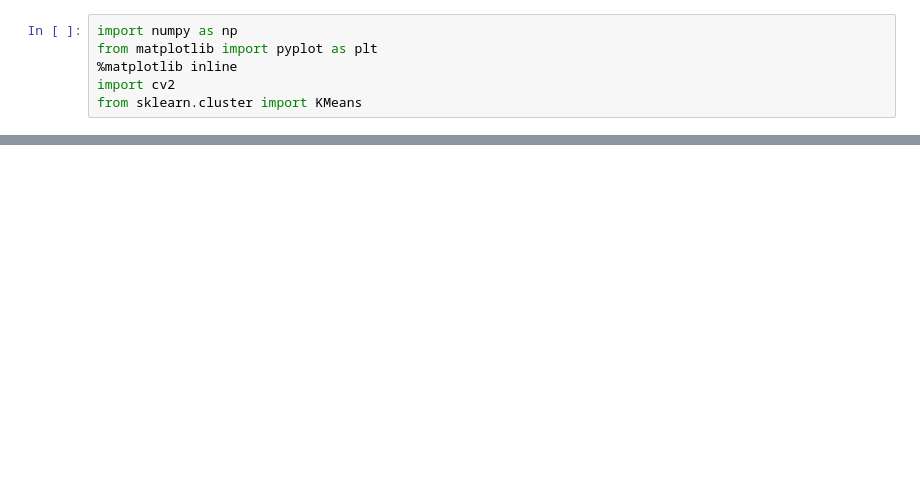
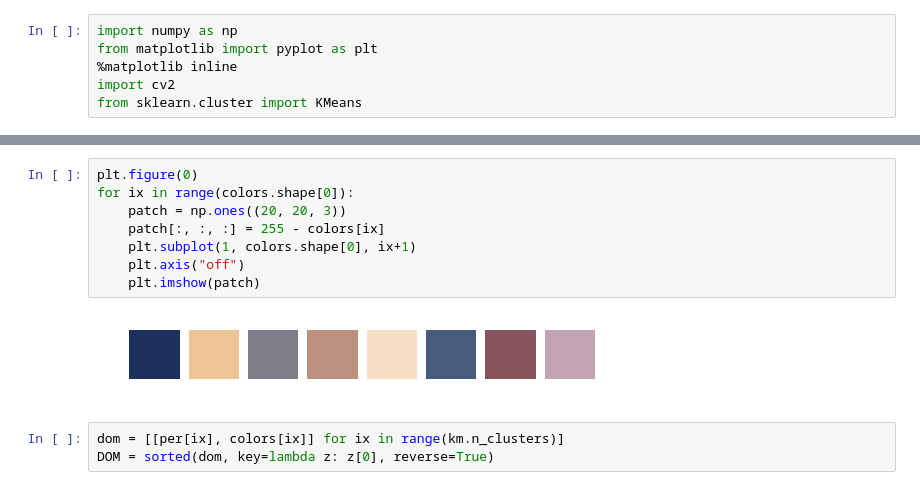
Before and after one commit to coding-blocks-archives/Perceptron_Summer_2017, a Jupyter notebook: class_04/DomColor.ipynb, the cells around one changed output, grey strips where cells are left out. Saved outputs shown, nothing was run; the diff lists cells and outputs as text; blank space fills up the shorter version.

```diff
--- a/class_04/DomColor.ipynb
+++ b/class_04/DomColor.ipynb
@@ -28,0 +38,13 @@ km.cluster_centers_
+# %%
+plt.figure(0)
+for ix in range(colors.shape[0]):
+    patch = np.ones((20, 20, 3))
+    patch[:, :, :] = 255 - colors[ix]
+    plt.subplot(1, colors.shape[0], ix+1)
+    plt.axis("off")
+    plt.imshow(patch)
+# %% [output]
+[figure, added]
+# %%
+dom = [[per[ix], colors[ix]] for ix in range(km.n_clusters)]
+DOM = sorted(dom, key=lambda z: z[0], reverse=True)
```
Also changed, not shown: parts of 6 cells of this notebook.
